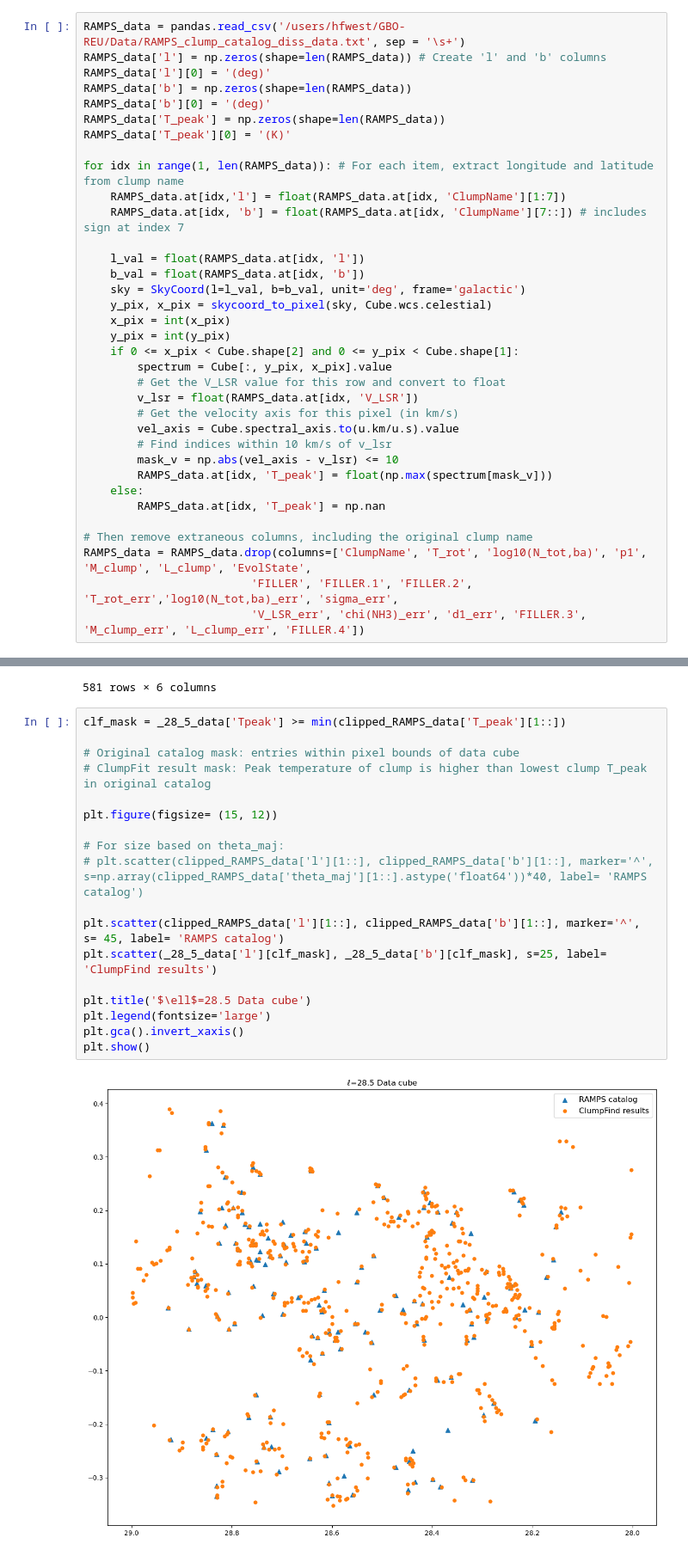
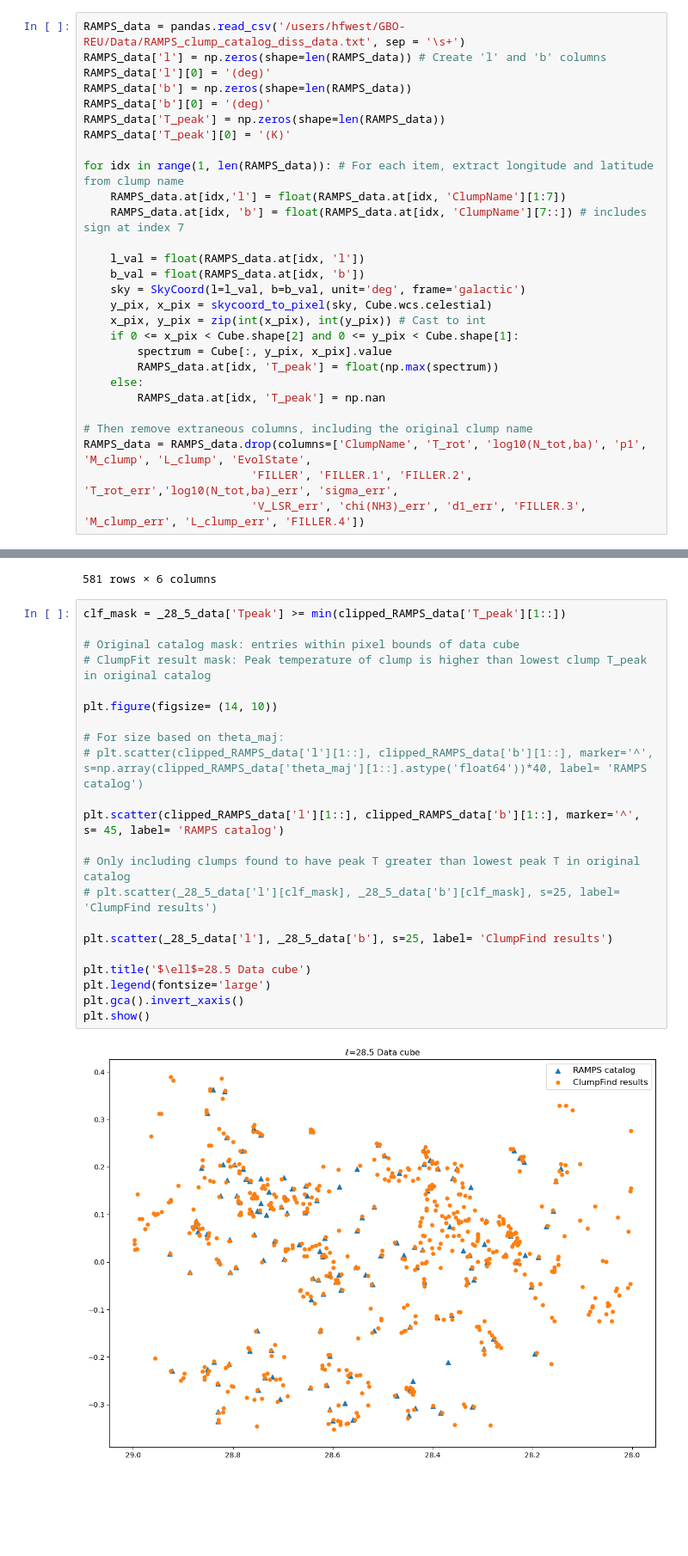
Before and after one commit to harrisonfwest/GBO-REU, a Jupyter notebook: Notebooks/RAMPS_CLF_Crossmatch.ipynb, the cells around one changed output, grey strips where cells are left out. Shown at 86% size. Saved outputs shown, nothing was run; the diff lists cells and outputs as text; blank space fills up the shorter version.

```diff
--- a/Notebooks/RAMPS_CLF_Crossmatch.ipynb
+++ b/Notebooks/RAMPS_CLF_Crossmatch.ipynb
@@ -35,17 +35,10 @@ for idx in range(1, len(RAMPS_data)): # For each item, extract longitude and lat
     b_val = float(RAMPS_data.at[idx, 'b'])
     sky = SkyCoord(l=l_val, b=b_val, unit='deg', frame='galactic')
     y_pix, x_pix = skycoord_to_pixel(sky, Cube.wcs.celestial)
-    x_pix = int(x_pix)
-    y_pix = int(y_pix)
+    x_pix, y_pix = zip(int(x_pix), int(y_pix)) # Cast to int
     if 0 <= x_pix < Cube.shape[2] and 0 <= y_pix < Cube.shape[1]:
         spectrum = Cube[:, y_pix, x_pix].value
-        # Get the V_LSR value for this row and convert to float
-        v_lsr = float(RAMPS_data.at[idx, 'V_LSR'])
-        # Get the velocity axis for this pixel (in km/s)
-        vel_axis = Cube.spectral_axis.to(u.km/u.s).value
-        # Find indices within 10 km/s of v_lsr
-        mask_v = np.abs(vel_axis - v_lsr) <= 10
-        RAMPS_data.at[idx, 'T_peak'] = float(np.max(spectrum[mask_v]))
+        RAMPS_data.at[idx, 'T_peak'] = float(np.max(spectrum))
     else:
         RAMPS_data.at[idx, 'T_peak'] = np.nan
 
@@ -119,20 +112,24 @@ _28_5_data
 # %%
 clf_mask = _28_5_data['Tpeak'] >= min(clipped_RAMPS_data['T_peak'][1::])
 
 # Original catalog mask: entries within pixel bounds of data cube
 # ClumpFit result mask: Peak temperature of clump is higher than lowest clump T_peak in original catalog
 
-plt.figure(figsize= (15, 12))
+plt.figure(figsize= (14, 10))
 
 # For size based on theta_maj:
 # plt.scatter(clipped_RAMPS_data['l'][1::], clipped_RAMPS_data['b'][1::], marker='^', s=np.array(clipped_RAMPS_data['theta_maj'][1::].astype('float64'))*40, label= 'RAMPS catalog')
 
 plt.scatter(clipped_RAMPS_data['l'][1::], clipped_RAMPS_data['b'][1::], marker='^', s= 45, label= 'RAMPS catalog')
-plt.scatter(_28_5_data['l'][clf_mask], _28_5_data['b'][clf_mask], s=25, label= 'ClumpFind results')
+
+# Only including clumps found to have peak T greater than lowest peak T in original catalog
+# plt.scatter(_28_5_data['l'][clf_mask], _28_5_data['b'][clf_mask], s=25, label= 'ClumpFind results')
+
+plt.scatter(_28_5_data['l'], _28_5_data['b'], s=25, label= 'ClumpFind results')
 
 plt.title('$\ell$=28.5 Data cube')
 plt.legend(fontsize='large')
 plt.gca().invert_xaxis()
 plt.show()
 # %% [output]
-[figure, old version]
+[figure, new version]
```
